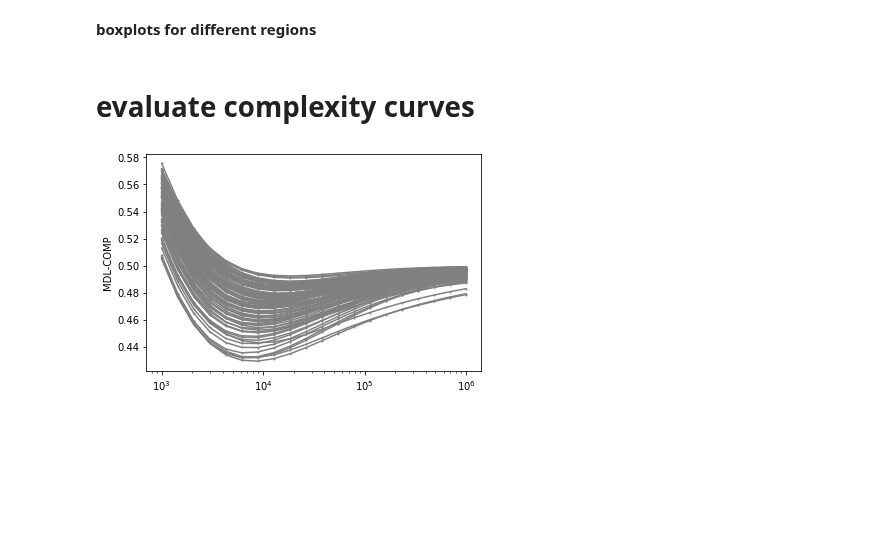
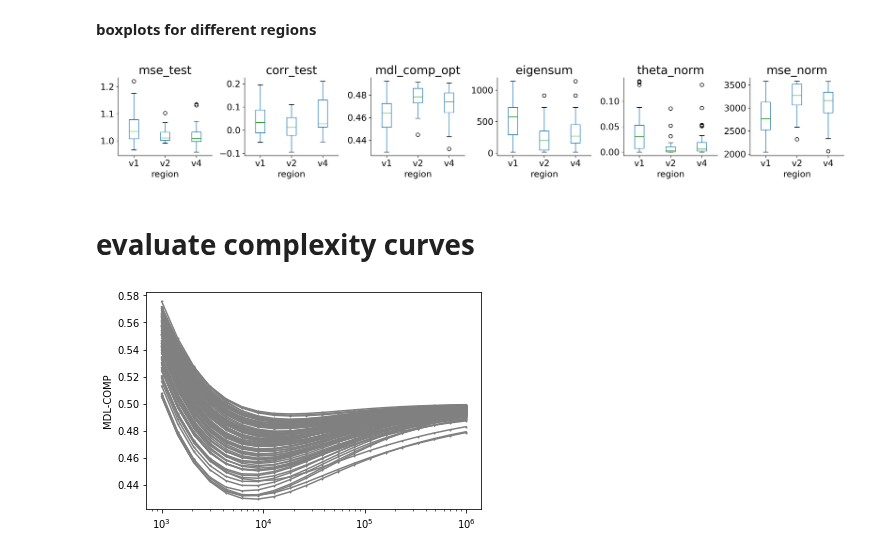
Before and after one commit to csinva/mdl-complexity, a Jupyter notebook: fmri/analyze_fmri.ipynb, the cells around one changed output. Cells and saved outputs as stored; diff of their text form; code cells hidden in the pictures; blank space fills up the shorter version.

```diff
--- a/fmri/analyze_fmri.ipynb
+++ b/fmri/analyze_fmri.ipynb
@@ -39,3 +39,13 @@ r = results
 r.keys()
 cb = '#1f77b4'
 # print('are largest/smallest lambdas being selected?', np.unique(r['lambda_best'], return_counts=True))
+
+# add some extra keys
+lambdas = np.logspace(3, 6, 20).round().astype(int) # reg values to try (must match preprocess_fmri)
+lambda_map = {
+    lambdas[i]: i for i in range(lambdas.size)
+}
+r['lambda_best_idx'] = r['lambda_best'].map(lambda_map)
+r['mse_norm'] = [r['mse_norms'].iloc[i][r['lambda_best_idx'].iloc[i]] for i in range(r.shape[0])]
+r['eigensum'] = [r['eigensums'].iloc[i][r['lambda_best_idx'].iloc[i]] for i in range(r.shape[0])]
+r['theta_norm'] = [r['theta_norms'].iloc[i][r['lambda_best_idx'].iloc[i]] for i in range(r.shape[0])]
@@ -153,15 +175,17 @@ plt.show()
 # %% [markdown]
 **boxplots for different regions**
 # %%
-cols = ['mse_test', 'corr_test', 'mdl_comp_opt'] #, 'complexity1', 'complexity2', 'mse_train']
+cols = ['mse_test', 'corr_test', 'mdl_comp_opt', 'eigensum', 'theta_norm', 'mse_norm'] #, 'complexity1', 'complexity2', 'mse_train']
 f, axes = plt.subplots(1, len(cols), figsize=(3 * len(cols), 3), dpi=250)
 axes = axes.flatten()
 for i, col in enumerate(cols):
     # plt.subplot(R, C, 1)
     r.boxplot(by='region', column=col, ax=axes[i], grid=False)
 plt.suptitle('')
 plt.tight_layout()
 plt.show()
+# %% [output]
+[figure, added]
 # %% [markdown]
 # evaluate complexity curves
 # %%
```
Also changed, not shown: parts of 2 cells of this notebook, 1 other file.
